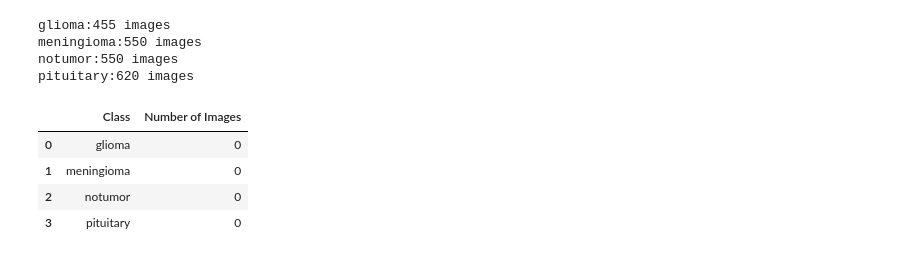
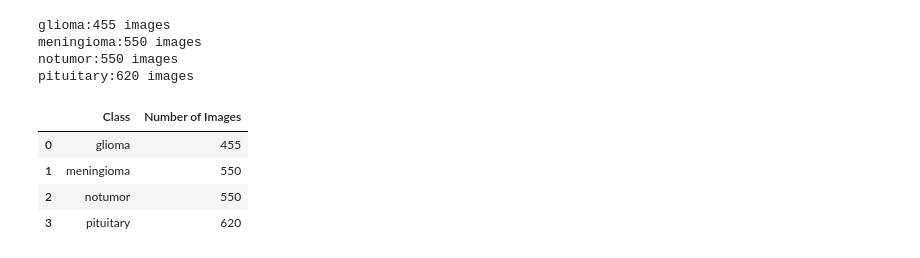
Before and after one commit to ShivrajMpawar/Brain-Tumor-Detector-and-Identifier, a Jupyter notebook: notebooks/01_dataset_exploration.ipynb, the cells around one changed output. Saved outputs shown, nothing was run; the diff lists cells and outputs as text; code cells hidden in the pictures.

```diff
--- a/notebooks/01_dataset_exploration.ipynb
+++ b/notebooks/01_dataset_exploration.ipynb
@@ -12,10 +12,10 @@ from PIL import Image
 # %%
 # Define dataset path
 
-Dataset_path = Path("D:/BTD/Brain-Tumor-Detector-and-Identifier/dataset/raw/Brain Tumor labeled dataset")
+dir_path = Path("D:/BTD/Brain-Tumor-Detector-and-Identifier/dataset/raw/Brain Tumor labeled dataset")
 
-print(Dataset_path)
-print(Dataset_path.exists())
+print(dir_path)
+print(dir_path.exists())
 # %% [output]
 D:\BTD\Brain-Tumor-Detector-and-Identifier\dataset\raw\Brain Tumor labeled dataset
 True
@@ -25,7 +25,7 @@ True
 CLASSES = ["glioma","meningioma","notumor","pituitary"]
 
 for class_name in CLASSES:
-    class_path = Dataset_path / class_name
+    class_path = dir_path / class_name
     print(class_name,"->",class_path.exists())
 # %% [output]
 glioma -> True
@@ -36,7 +36,7 @@ pituitary -> True
 #Count the images
 
 for class_name in CLASSES:
-    class_path = Dataset_path/class_name
+    class_path = dir_path/class_name
 
     images = list(class_path.glob("*.jpg"))
     print(f"{class_name}:{len(images)} images")
@@ -48,26 +48,26 @@ pituitary:620 images
 # %%
 #Creating a Dataset summary
 
 dataset_summary = []
 
 for class_name in CLASSES:
-    class_path = class_path/class_name
+    class_path = dir_path/class_name
 
     images = list(class_path.glob("*.jpg"))
 
     dataset_summary.append(
         {
             "Class" : class_name,
             "Number of Images" : len(images)
         }
     )
 
 summary_df = pd.DataFrame(dataset_summary)
 
 summary_df
 # %% [output]
 |  | Class | Number of Images |
-| 0 | glioma | 0 |
-| 1 | meningioma | 0 |
-| 2 | notumor | 0 |
-| 3 | pituitary | 0 |
+| 0 | glioma | 455 |
+| 1 | meningioma | 550 |
+| 2 | notumor | 550 |
+| 3 | pituitary | 620 |
```
Also changed, not shown: parts of 2 cells of this notebook.
